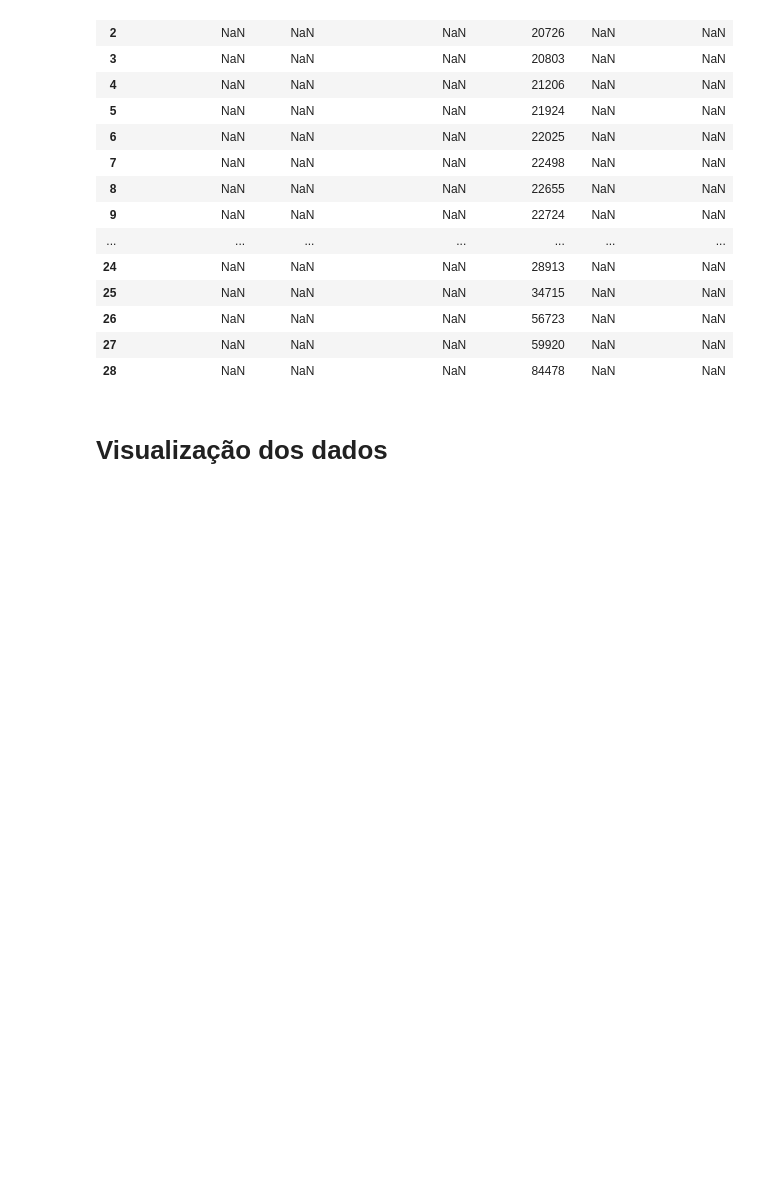
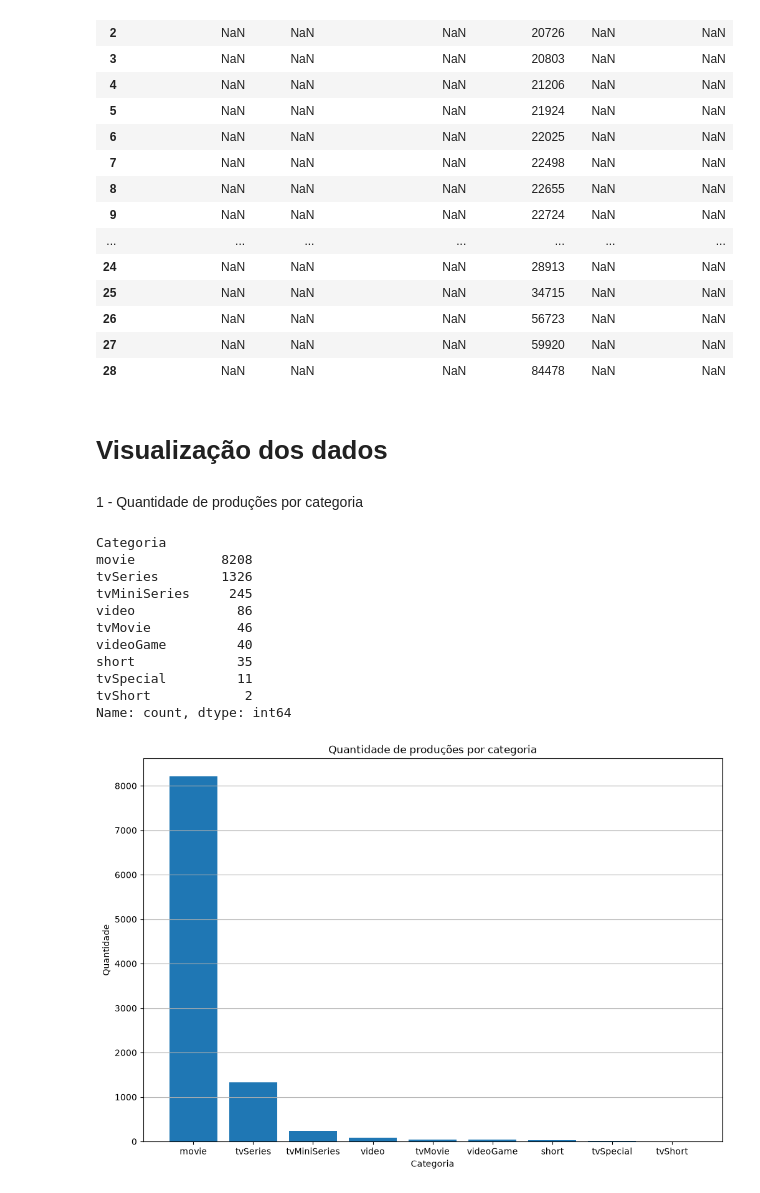
Before and after one commit to Lana230/analise_filmes_series, a Jupyter notebook: main.ipynb, the cells around one changed output. Saved outputs shown, nothing was run; the diff lists cells and outputs as text; code cells hidden in the pictures; blank space fills up the shorter version.

```diff
--- a/main.ipynb
+++ b/main.ipynb
@@ -180,3 +180,29 @@ Moda
 | 28 | NaN | NaN | NaN | 84478 | NaN | NaN |
 # %% [markdown]
 # Visualização dos dados
+# %% [markdown]
+1 - Quantidade de produções por categoria
+# %%
+qtd_categoria = df_renomeado["Categoria"].value_counts()
+print(qtd_categoria)
+
+plt.figure(figsize=(12, 8))
+plt.bar(qtd_categoria.index, qtd_categoria.values)
+plt.title("Quantidade de produções por categoria")
+plt.xlabel("Categoria")
+plt.ylabel("Quantidade")
+plt.grid(axis="y")
+plt.show()
+# %% [output]
+Categoria
+movie           8208
+tvSeries        1326
+tvMiniSeries     245
+video             86
+tvMovie           46
+videoGame         40
+short             35
+tvSpecial         11
+tvShort            2
+Name: count, dtype: int64
+[figure, added]
```
Also changed, not shown: parts of 2 cells of this notebook.
